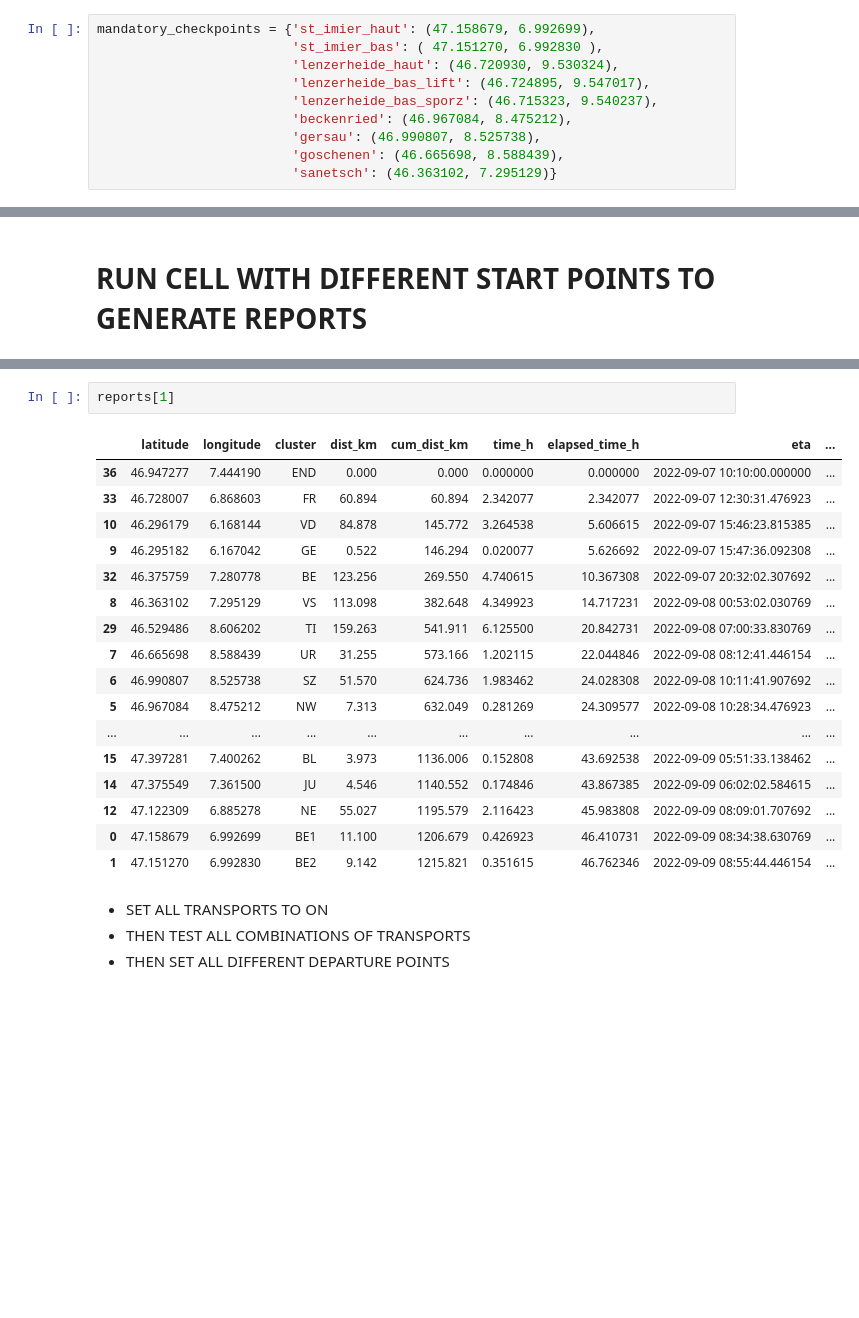
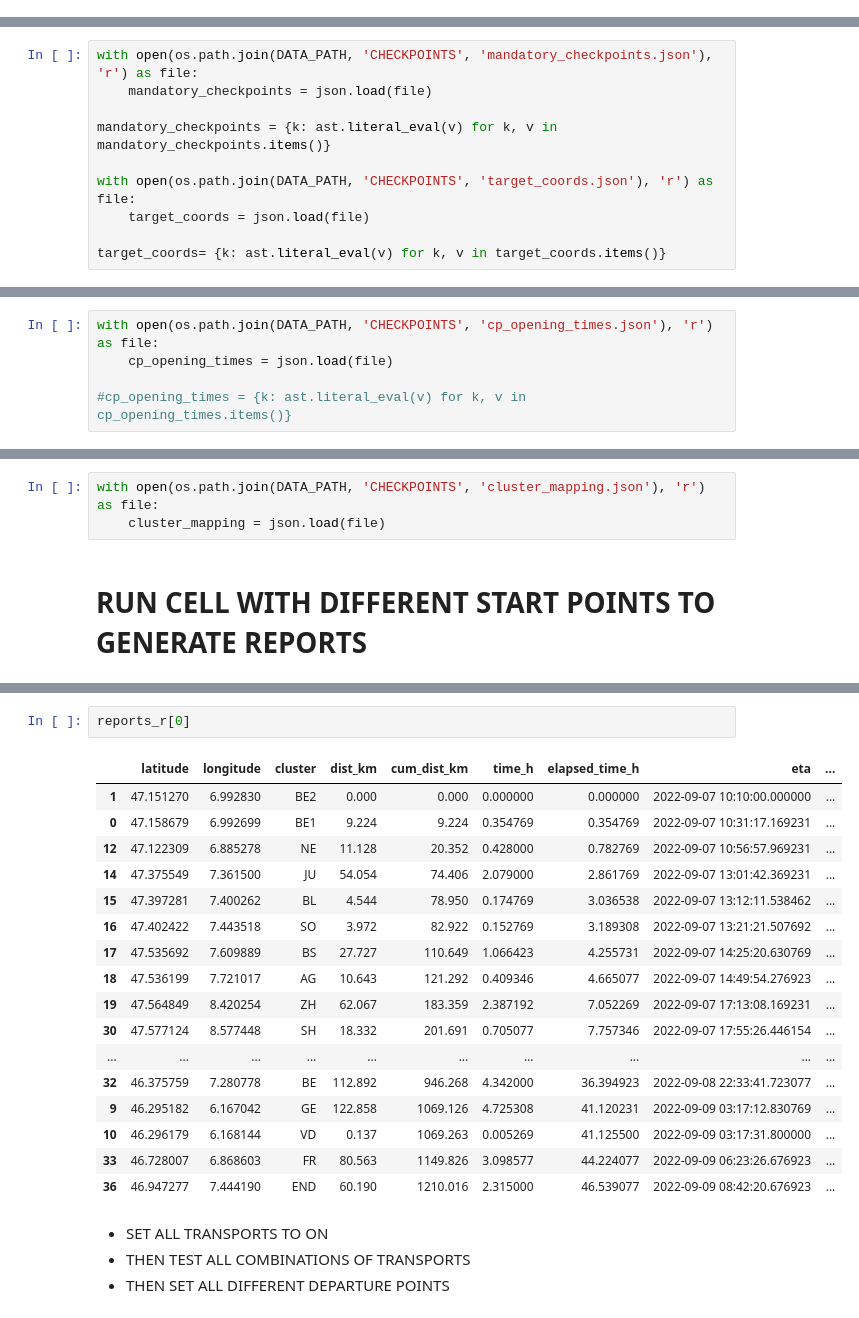
Before and after one commit to K-Schubert/swiss-ultracycling-challenge, a Jupyter notebook: notebooks/test_subset_with_dummy_node_transport_FULL_2022_ONESHOT.ipynb, the cells around one changed output, grey strips where cells are left out. Cells and saved outputs as stored; diff of their text form; blank space fills up the shorter version.

```diff
--- a/notebooks/test_subset_with_dummy_node_transport_FULL_2022_ONESHOT.ipynb
+++ b/notebooks/test_subset_with_dummy_node_transport_FULL_2022_ONESHOT.ipynb
@@ -63,10 +29,0 @@ def gm_distance_api(origins, destinations, API_KEY):
-# %%
-mandatory_checkpoints = {'st_imier_haut': (47.158679, 6.992699),
-                         'st_imier_bas': ( 47.151270, 6.992830 ),
-                         'lenzerheide_haut': (46.720930, 9.530324),
-                         'lenzerheide_bas_lift': (46.724895, 9.547017),
-                         'lenzerheide_bas_sporz': (46.715323, 9.540237),
-                         'beckenried': (46.967084, 8.475212),
-                         'gersau': (46.990807, 8.525738),
-                         'goschenen': (46.665698, 8.588439),
-                         'sanetsch': (46.363102, 7.295129)}
@@ -103,0 +30,10 @@ target_coords = {'versoix': (46.295182, 6.167042),
+# %%
+with open(os.path.join(DATA_PATH, 'CHECKPOINTS', 'mandatory_checkpoints.json'), 'r') as file:
+    mandatory_checkpoints = json.load(file)
+
+mandatory_checkpoints = {k: ast.literal_eval(v) for k, v in mandatory_checkpoints.items()}
+
+with open(os.path.join(DATA_PATH, 'CHECKPOINTS', 'target_coords.json'), 'r') as file:
+    target_coords = json.load(file)
+
+target_coords= {k: ast.literal_eval(v) for k, v in target_coords.items()}
@@ -172,0 +65,5 @@ with open('./DIST_MATRIX/checkpoints_02.json', 'w') as outfile:
+# %%
+with open(os.path.join(DATA_PATH, 'CHECKPOINTS', 'cp_opening_times.json'), 'r') as file:
+    cp_opening_times = json.load(file)
+
+#cp_opening_times = {k: ast.literal_eval(v) for k, v in cp_opening_times.items()}
@@ -173,3 +109,6 @@ with open('./DIST_MATRIX/checkpoints_02.json', 'w') as outfile:
+# %%
+with open(os.path.join(DATA_PATH, 'CHECKPOINTS', 'cluster_mapping.json'), 'r') as file:
+    cluster_mapping = json.load(file)
 # %% [markdown]
 # RUN CELL WITH DIFFERENT START POINTS TO GENERATE REPORTS
 # %%
@@ -588,23 +283,23 @@ Tour Ordering     : printed to /Users/kieranschubert/Desktop/such_optim/TOUR_FIL
 # %%
-reports[1]
+reports_r[0]
 # %% [output]
 |  | latitude | longitude | cluster | dist_km | cum_dist_km | time_h | elapsed_time_h | eta | ... |
-| 36 | 46.947277 | 7.444190 | END | 0.000 | 0.000 | 0.000000 | 0.000000 | 2022-09-07 10:10:00.000000 | ... |
-| 33 | 46.728007 | 6.868603 | FR | 60.894 | 60.894 | 2.342077 | 2.342077 | 2022-09-07 12:30:31.476923 | ... |
-| 10 | 46.296179 | 6.168144 | VD | 84.878 | 145.772 | 3.264538 | 5.606615 | 2022-09-07 15:46:23.815385 | ... |
-| 9 | 46.295182 | 6.167042 | GE | 0.522 | 146.294 | 0.020077 | 5.626692 | 2022-09-07 15:47:36.092308 | ... |
-| 32 | 46.375759 | 7.280778 | BE | 123.256 | 269.550 | 4.740615 | 10.367308 | 2022-09-07 20:32:02.307692 | ... |
-| 8 | 46.363102 | 7.295129 | VS | 113.098 | 382.648 | 4.349923 | 14.717231 | 2022-09-08 00:53:02.030769 | ... |
-| 29 | 46.529486 | 8.606202 | TI | 159.263 | 541.911 | 6.125500 | 20.842731 | 2022-09-08 07:00:33.830769 | ... |
-| 7 | 46.665698 | 8.588439 | UR | 31.255 | 573.166 | 1.202115 | 22.044846 | 2022-09-08 08:12:41.446154 | ... |
-| 6 | 46.990807 | 8.525738 | SZ | 51.570 | 624.736 | 1.983462 | 24.028308 | 2022-09-08 10:11:41.907692 | ... |
-| 5 | 46.967084 | 8.475212 | NW | 7.313 | 632.049 | 0.281269 | 24.309577 | 2022-09-08 10:28:34.476923 | ... |
+| 1 | 47.151270 | 6.992830 | BE2 | 0.000 | 0.000 | 0.000000 | 0.000000 | 2022-09-07 10:10:00.000000 | ... |
+| 0 | 47.158679 | 6.992699 | BE1 | 9.224 | 9.224 | 0.354769 | 0.354769 | 2022-09-07 10:31:17.169231 | ... |
+| 12 | 47.122309 | 6.885278 | NE | 11.128 | 20.352 | 0.428000 | 0.782769 | 2022-09-07 10:56:57.969231 | ... |
+| 14 | 47.375549 | 7.361500 | JU | 54.054 | 74.406 | 2.079000 | 2.861769 | 2022-09-07 13:01:42.369231 | ... |
+| 15 | 47.397281 | 7.400262 | BL | 4.544 | 78.950 | 0.174769 | 3.036538 | 2022-09-07 13:12:11.538462 | ... |
+| 16 | 47.402422 | 7.443518 | SO | 3.972 | 82.922 | 0.152769 | 3.189308 | 2022-09-07 13:21:21.507692 | ... |
+| 17 | 47.535692 | 7.609889 | BS | 27.727 | 110.649 | 1.066423 | 4.255731 | 2022-09-07 14:25:20.630769 | ... |
+| 18 | 47.536199 | 7.721017 | AG | 10.643 | 121.292 | 0.409346 | 4.665077 | 2022-09-07 14:49:54.276923 | ... |
+| 19 | 47.564849 | 8.420254 | ZH | 62.067 | 183.359 | 2.387192 | 7.052269 | 2022-09-07 17:13:08.169231 | ... |
+| 30 | 47.577124 | 8.577448 | SH | 18.332 | 201.691 | 0.705077 | 7.757346 | 2022-09-07 17:55:26.446154 | ... |
 | ... | ... | ... | ... | ... | ... | ... | ... | ... | ... |
-| 15 | 47.397281 | 7.400262 | BL | 3.973 | 1136.006 | 0.152808 | 43.692538 | 2022-09-09 05:51:33.138462 | ... |
-| 14 | 47.375549 | 7.361500 | JU | 4.546 | 1140.552 | 0.174846 | 43.867385 | 2022-09-09 06:02:02.584615 | ... |
-| 12 | 47.122309 | 6.885278 | NE | 55.027 | 1195.579 | 2.116423 | 45.983808 | 2022-09-09 08:09:01.707692 | ... |
-| 0 | 47.158679 | 6.992699 | BE1 | 11.100 | 1206.679 | 0.426923 | 46.410731 | 2022-09-09 08:34:38.630769 | ... |
-| 1 | 47.151270 | 6.992830 | BE2 | 9.142 | 1215.821 | 0.351615 | 46.762346 | 2022-09-09 08:55:44.446154 | ... |
+| 32 | 46.375759 | 7.280778 | BE | 112.892 | 946.268 | 4.342000 | 36.394923 | 2022-09-08 22:33:41.723077 | ... |
+| 9 | 46.295182 | 6.167042 | GE | 122.858 | 1069.126 | 4.725308 | 41.120231 | 2022-09-09 03:17:12.830769 | ... |
+| 10 | 46.296179 | 6.168144 | VD | 0.137 | 1069.263 | 0.005269 | 41.125500 | 2022-09-09 03:17:31.800000 | ... |
+| 33 | 46.728007 | 6.868603 | FR | 80.563 | 1149.826 | 3.098577 | 44.224077 | 2022-09-09 06:23:26.676923 | ... |
+| 36 | 46.947277 | 7.444190 | END | 60.190 | 1210.016 | 2.315000 | 46.539077 | 2022-09-09 08:42:20.676923 | ... |
 # %% [markdown]
 - SET ALL TRANSPORTS TO ON
 - THEN TEST ALL COMBINATIONS OF TRANSPORTS
```
Also changed, not shown: parts of 22 cells of this notebook, 6 other files.
